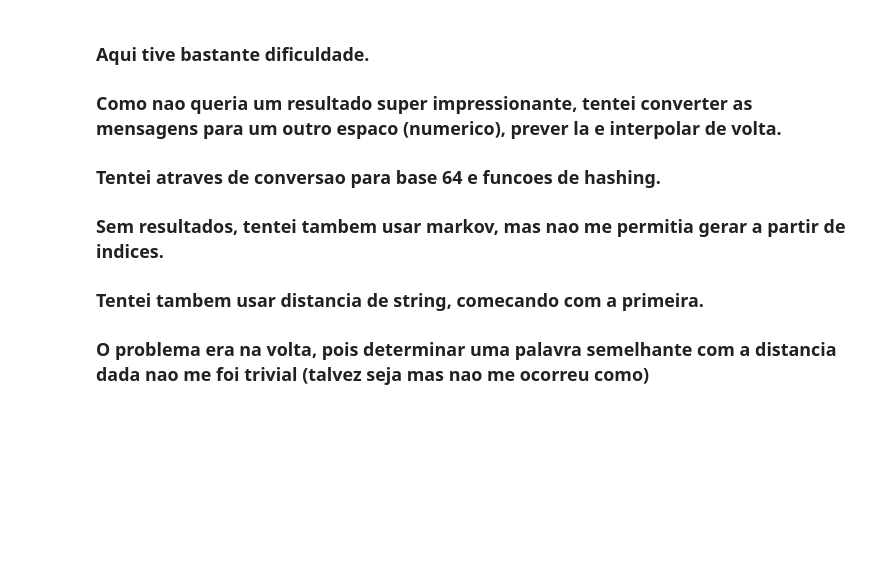
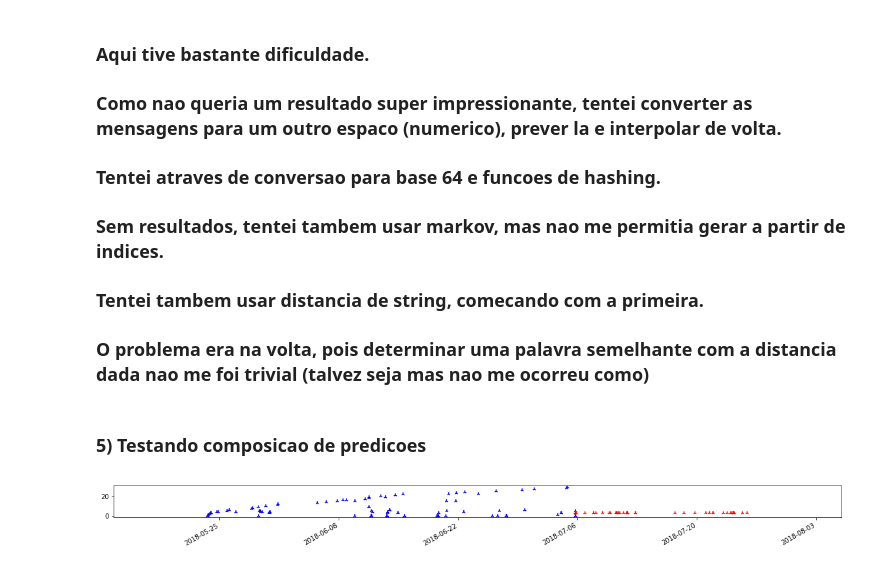
Before and after one commit to ninofabrizio/DataScience, a Jupyter notebook: T2/T2.1/PreditiveAnalysis.ipynb, the cells around one changed output. Cells and saved outputs as stored; diff of their text form; code cells hidden in the pictures; blank space fills up the shorter version.

```diff
--- a/T2/T2.1/PreditiveAnalysis.ipynb
+++ b/T2/T2.1/PreditiveAnalysis.ipynb
@@ -515,3 +515,26 @@ for e in exts:
 ### Sem resultados, tentei tambem usar markov, mas nao me permitia gerar a partir de indices.
 ### Tentei tambem usar distancia de string, comecando com a primeira.
 ### O problema era na volta, pois determinar uma palavra semelhante com a distancia dada nao me foi trivial (talvez seja mas nao me ocorreu como)
+# %% [markdown]
+### 5) Testando composicao de predicoes
+# %%
+X = df['index'].values.reshape(-1, 1)
+Y = df['date']
+X_train,X_test,Y_train,Y_test=train_test_split(X,Y,random_state=random.randrange(0,100),test_size=0.25)
+model,metric = test(methods[-2],X_train,Y_train,X_test,Y_test)
+
+X = df['date'].values.reshape(-1, 1)
+Y = df['auth']
+X_train,X_test,Y_train,Y_test=train_test_split(X,Y,random_state=random.randrange(0,100),test_size=0.25)
+model2,metric = test(methods[-2],X_train,Y_train,X_test,Y_test)
+
+Pdates = model.predict(np.arange(0,N).reshape(-1, 1))
+Pnames = model2.predict(Pdates.reshape(-1, 1))
+vals = np.append(df['auth'].values, Pnames)
+fig, ax = plt.subplots(figsize=(20,1))
+da = firstdate
+
+ax.scatter(ref_dates, vals, c=['b']*len(df)+['r']*len(Pnames),marker='2', s=30)
+fig.autofmt_xdate()
+# %% [output]
+[figure, added]
```
Also changed, not shown: parts of 4 cells of this notebook.
